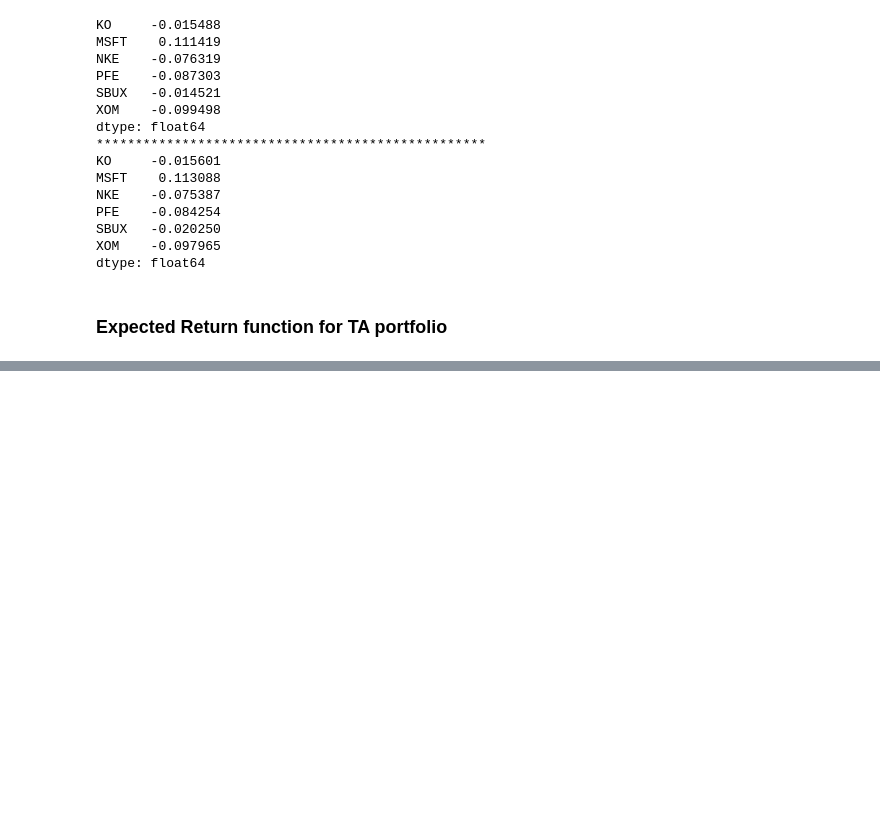
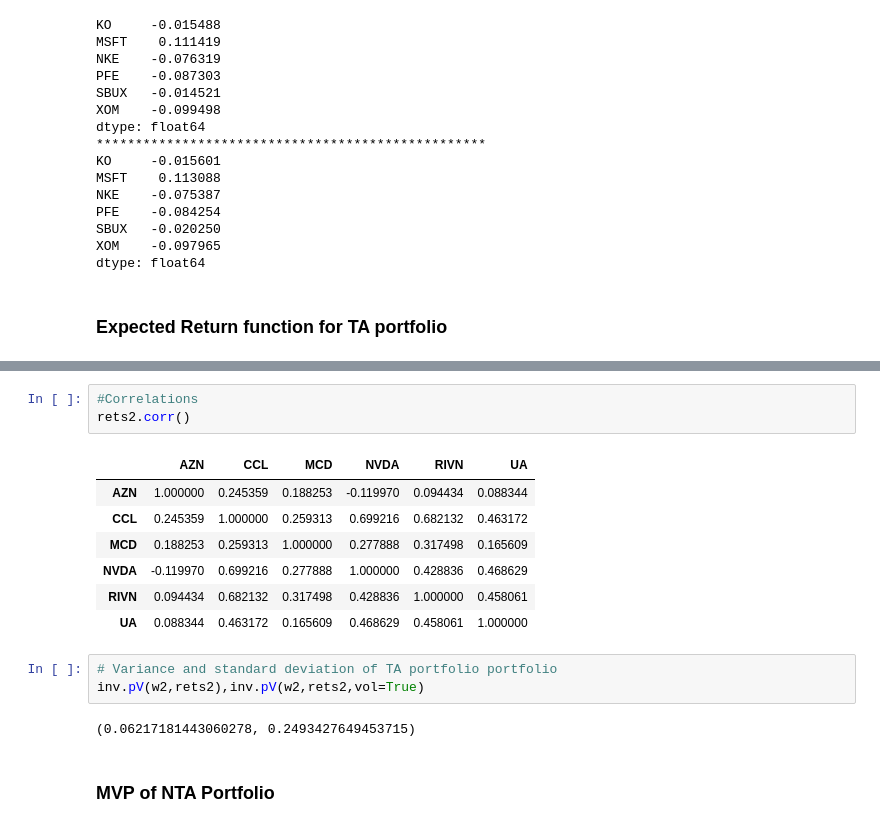
Before and after one commit to raketic-ognjen/Market-Watch-Tech-Analysis, a Jupyter notebook: TechAnalysis_Team6.ipynb, the cells around one changed output, grey strips where cells are left out. Saved outputs shown, nothing was run; the diff lists cells and outputs as text; blank space fills up the shorter version.

```diff
--- a/TechAnalysis_Team6.ipynb
+++ b/TechAnalysis_Team6.ipynb
@@ -387,0 +471,18 @@ def annualize_vol(ret,n=252):
+# %%
+#Correlations
+rets2.corr()
+# %% [output]
+|  | AZN | CCL | MCD | NVDA | RIVN | UA |
+| AZN | 1.000000 | 0.245359 | 0.188253 | -0.119970 | 0.094434 | 0.088344 |
+| CCL | 0.245359 | 1.000000 | 0.259313 | 0.699216 | 0.682132 | 0.463172 |
+| MCD | 0.188253 | 0.259313 | 1.000000 | 0.277888 | 0.317498 | 0.165609 |
+| NVDA | -0.119970 | 0.699216 | 0.277888 | 1.000000 | 0.428836 | 0.468629 |
+| RIVN | 0.094434 | 0.682132 | 0.317498 | 0.428836 | 1.000000 | 0.458061 |
+| UA | 0.088344 | 0.463172 | 0.165609 | 0.468629 | 0.458061 | 1.000000 |
+# %%
+# Variance and standard deviation of TA portfolio portfolio
+inv.pV(w2,rets2),inv.pV(w2,rets2,vol=True)
+# %% [output]
+(0.06217181443060278, 0.2493427649453715)
+# %% [markdown]
+### MVP of NTA Portfolio
```
Also changed, not shown: parts of 28 cells of this notebook.
